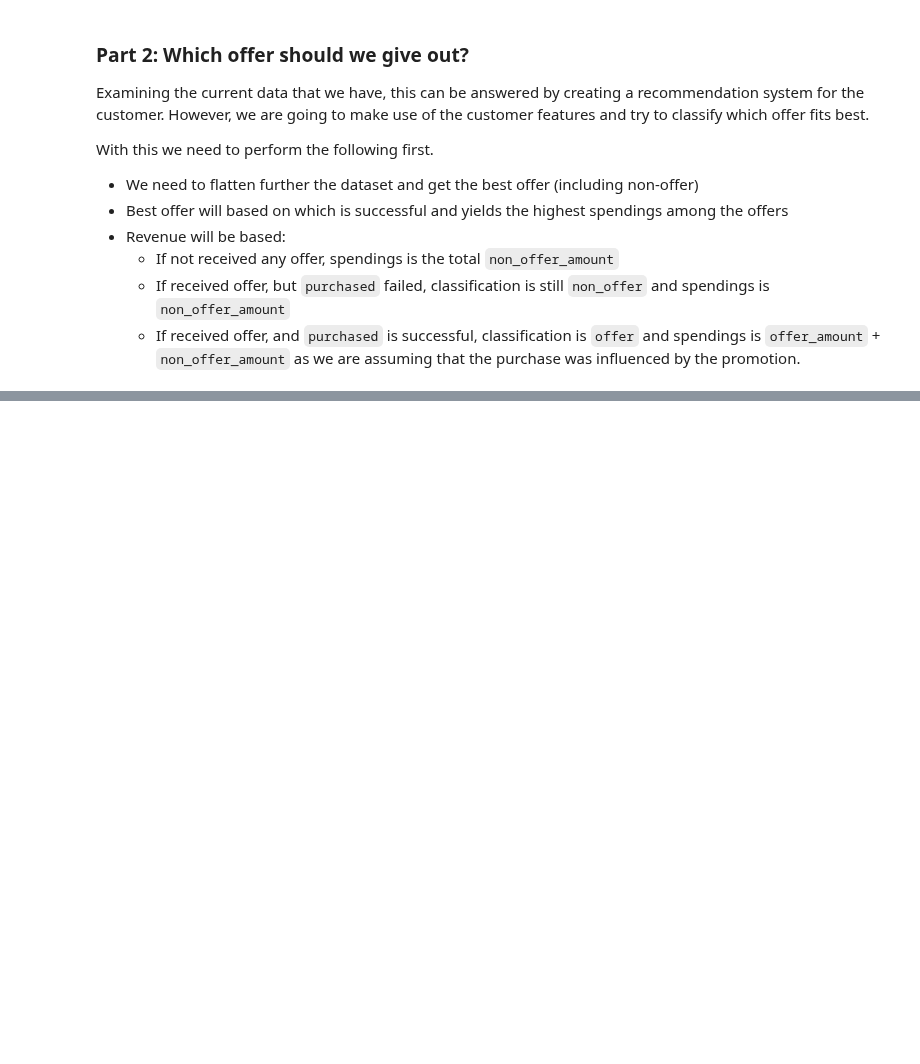
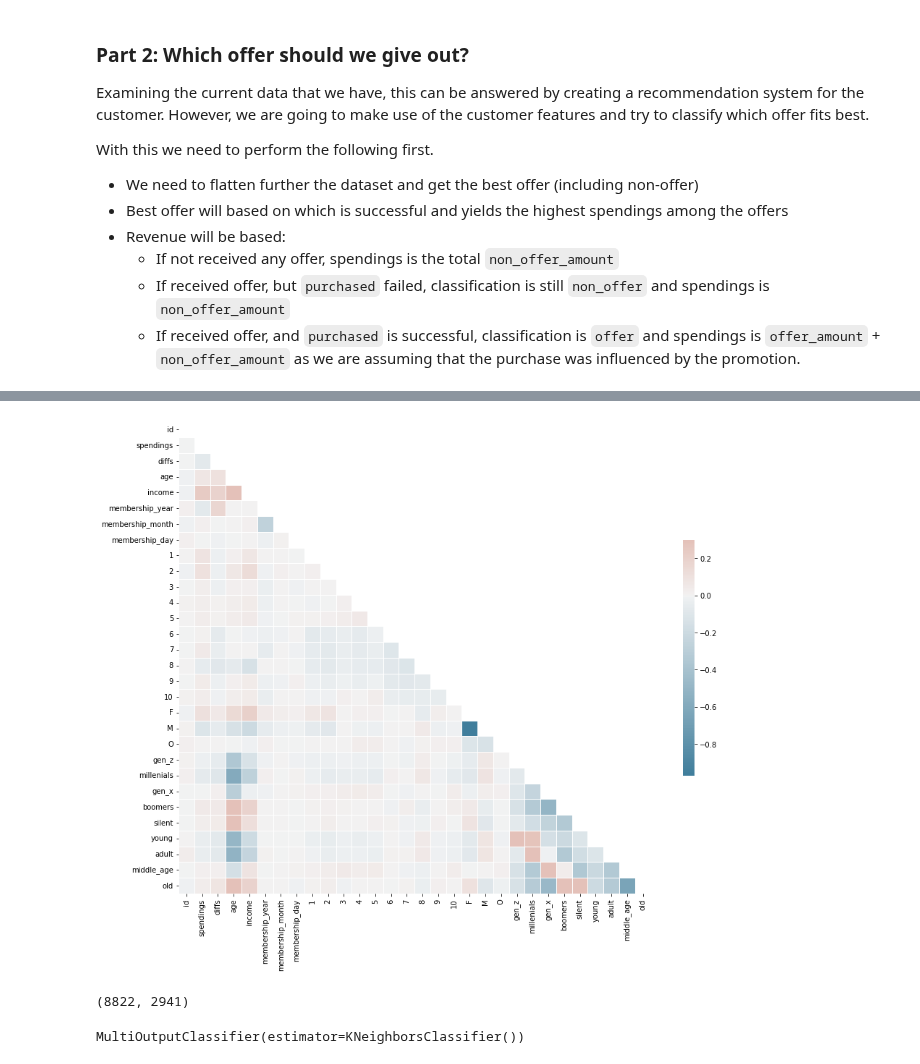
Before and after one commit to netxph/sb-capstone, a Jupyter notebook: notebooks/06 - Predictive and Modelling.ipynb, the cells around one changed output, grey strips where cells are left out. Drawn from its saved outputs; the diff is of its cells as text; code cells hidden in the pictures; blank space fills up the shorter version.

```diff
--- a/notebooks/06 - Predictive and Modelling.ipynb
+++ b/notebooks/06 - Predictive and Modelling.ipynb
@@ -311,0 +613,6 @@ With this we need to perform the following first.
+# %%
+offers = pd.get_dummies(data.recommended_offer.explode()).groupby(level=0).sum()
+offers.columns = offers.columns.astype(str)
+
+data = pd.concat([data, offers], axis=1).drop(columns="recommended_offer")
+data.head()
@@ -311,0 +627,3 @@ With this we need to perform the following first.
+# %%
+data = pd.concat([data, pd.get_dummies(data.gender).drop(columns="U")], axis=1).drop(columns="gender")
+data.head()
@@ -311,0 +638,3 @@ With this we need to perform the following first.
+# %%
+data = pd.concat([data, pd.get_dummies(data.generation)], axis=1).drop(columns="generation")
+data.head()
@@ -311,0 +649,3 @@ With this we need to perform the following first.
+# %%
+data = pd.concat([data, pd.get_dummies(data.group)], axis=1).drop(columns="group")
+data.head()
@@ -311,0 +680,22 @@ With this we need to perform the following first.
+# %%
+plot_corr(data.corr())
+# %% [output]
+[figure, added]
+# %%
+y_cols = np.arange(1, 11).astype(str).tolist()
+
+y = data[y_cols]
+X = data[data.columns[~data.columns.isin(y_cols)]]
+
+X_train, X_test, y_train, y_test = train_test_split(X, y)
+
+len(X_train), len(X_test)
+# %% [output]
+(8822, 2941)
+# %%
+from sklearn.multioutput import MultiOutputClassifier
+
+clf = MultiOutputClassifier(KNeighborsClassifier())
+clf.fit(X, y)
+# %% [output]
+MultiOutputClassifier(estimator=KNeighborsClassifier())
```
Also changed, not shown: parts of 45 cells of this notebook.
